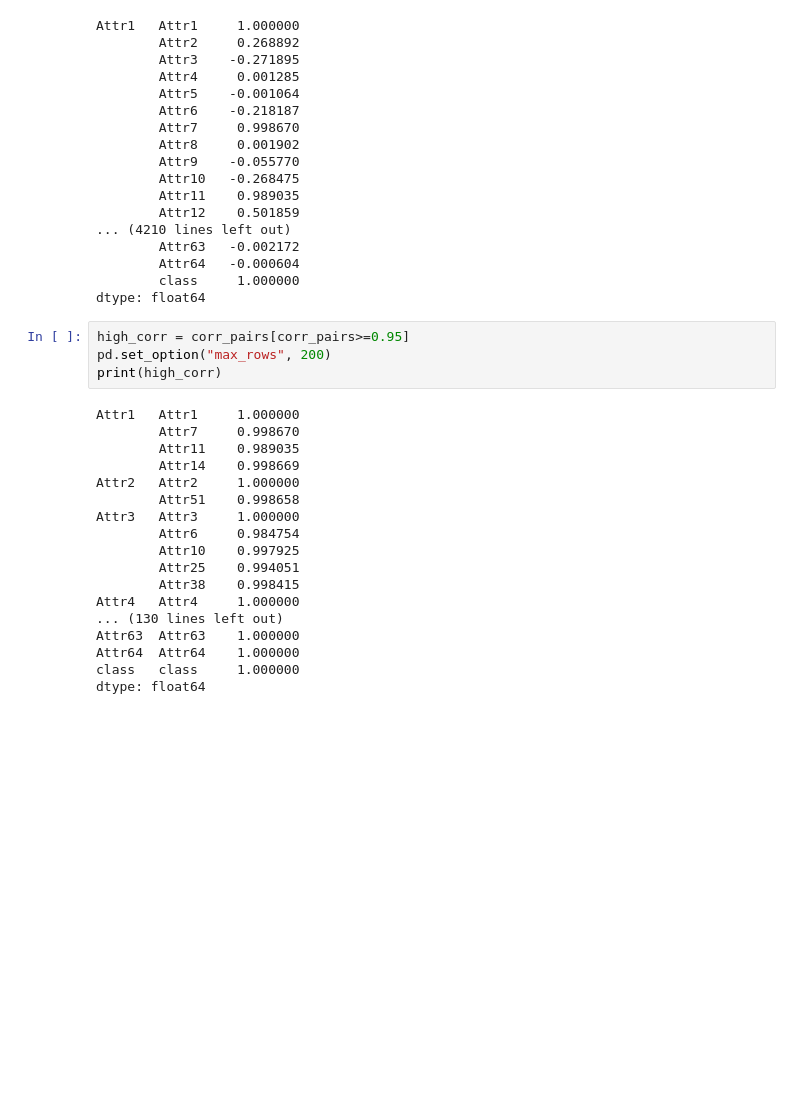
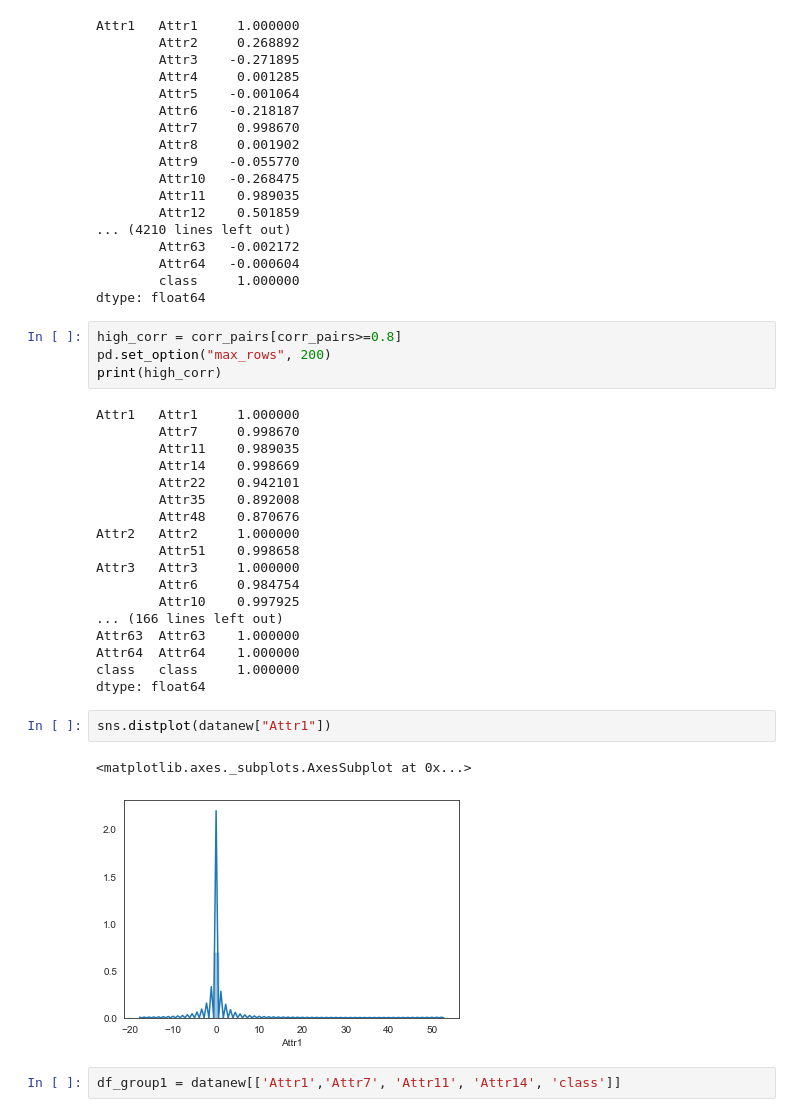
Before and after one commit to Tejas-Choudekar/ML-Project-RWTH, a Jupyter notebook: Bankruptcy-Prediction.ipynb, the cells around one changed output. Cells and saved outputs as stored; diff of their text form; blank space fills up the shorter version.

```diff
--- a/Bankruptcy-Prediction.ipynb
+++ b/Bankruptcy-Prediction.ipynb
@@ -201,7 +203,7 @@ Attr1   Attr1     1.000000
         class     1.000000
 dtype: float64
 # %%
-high_corr = corr_pairs[corr_pairs>=0.95]
+high_corr = corr_pairs[corr_pairs>=0.8]
 pd.set_option("max_rows", 200)
 print(high_corr)
 # %% [output]
@@ -209,16 +211,23 @@ Attr1   Attr1     1.000000
         Attr7     0.998670
         Attr11    0.989035
         Attr14    0.998669
+        Attr22    0.942101
+        Attr35    0.892008
+        Attr48    0.870676
 Attr2   Attr2     1.000000
         Attr51    0.998658
 Attr3   Attr3     1.000000
         Attr6     0.984754
         Attr10    0.997925
-        Attr25    0.994051
-        Attr38    0.998415
-Attr4   Attr4     1.000000
-... (130 lines left out)
+... (166 lines left out)
 Attr63  Attr63    1.000000
 Attr64  Attr64    1.000000
 class   class     1.000000
 dtype: float64
+# %%
+sns.distplot(datanew["Attr1"])
+# %% [output]
+<matplotlib.axes._subplots.AxesSubplot at 0x...>
+[figure, added]
+# %%
+df_group1 = datanew[['Attr1','Attr7', 'Attr11', 'Attr14', 'class']]
```
Also changed, not shown: parts of 13 cells of this notebook.
